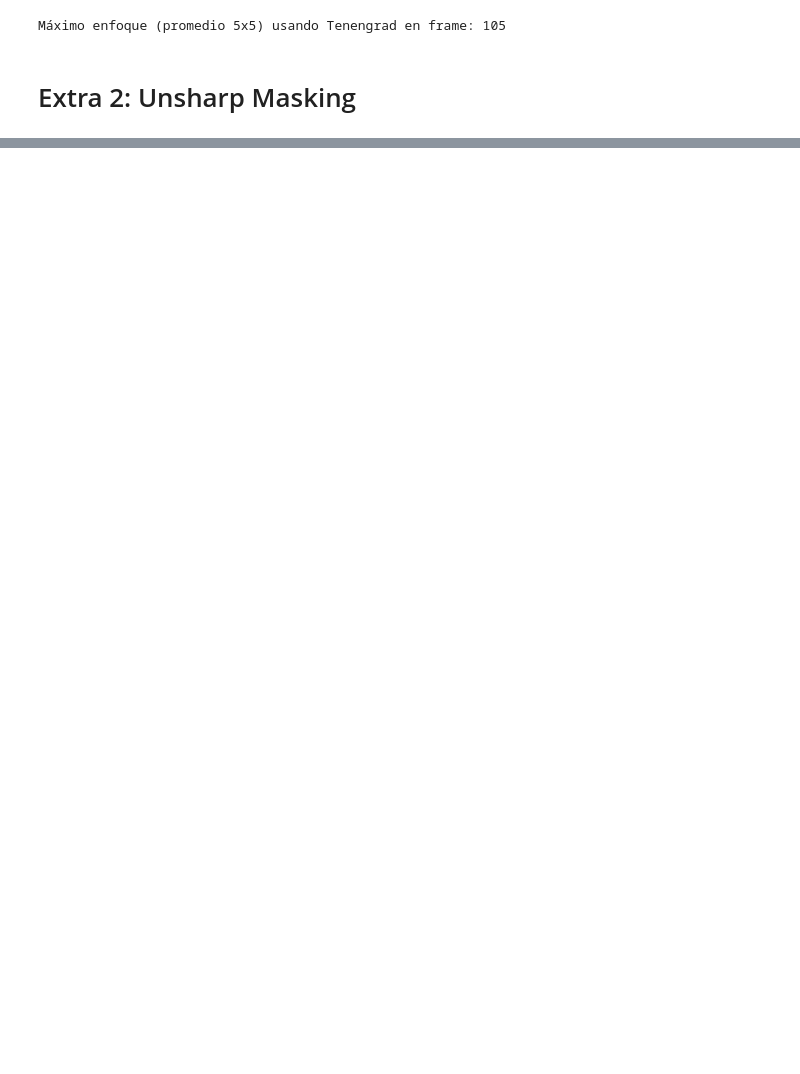
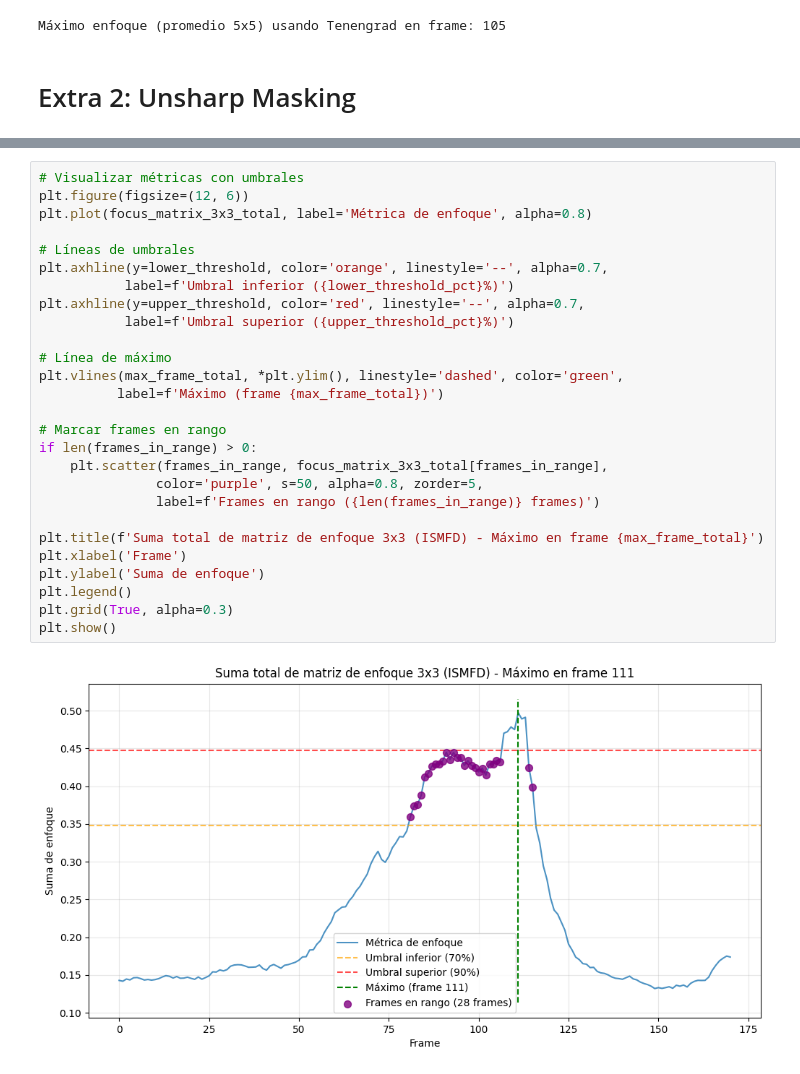
Before and after one commit to martinerrazquin/ceia-vpc1, a Jupyter notebook: TP2/solucion.ipynb, the cells around one changed output, grey strips where cells are left out. Drawn from its saved outputs; the diff is of its cells as text; blank space fills up the shorter version.

```diff
--- a/TP2/solucion.ipynb
+++ b/TP2/solucion.ipynb
@@ -600,0 +678,29 @@ Máximo enfoque (promedio 5x5) usando Tenengrad en frame: 105
+# %%
+# Visualizar métricas con umbrales
+plt.figure(figsize=(12, 6))
+plt.plot(focus_matrix_3x3_total, label='Métrica de enfoque', alpha=0.8)
+
+# Líneas de umbrales
+plt.axhline(y=lower_threshold, color='orange', linestyle='--', alpha=0.7,
+           label=f'Umbral inferior ({lower_threshold_pct}%)')
+plt.axhline(y=upper_threshold, color='red', linestyle='--', alpha=0.7,
+           label=f'Umbral superior ({upper_threshold_pct}%)')
+
+# Línea de máximo
+plt.vlines(max_frame_total, *plt.ylim(), linestyle='dashed', color='green',
+          label=f'Máximo (frame {max_frame_total})')
+
+# Marcar frames en rango
+if len(frames_in_range) > 0:
+    plt.scatter(frames_in_range, focus_matrix_3x3_total[frames_in_range],
+               color='purple', s=50, alpha=0.8, zorder=5,
+               label=f'Frames en rango ({len(frames_in_range)} frames)')
+
+plt.title(f'Suma total de matriz de enfoque 3x3 (ISMFD) - Máximo en frame {max_frame_total}')
+plt.xlabel('Frame')
+plt.ylabel('Suma de enfoque')
+plt.legend()
+plt.grid(True, alpha=0.3)
+plt.show()
+# %% [output]
+[figure, added]
```
Also changed, not shown: parts of 9 cells of this notebook.
